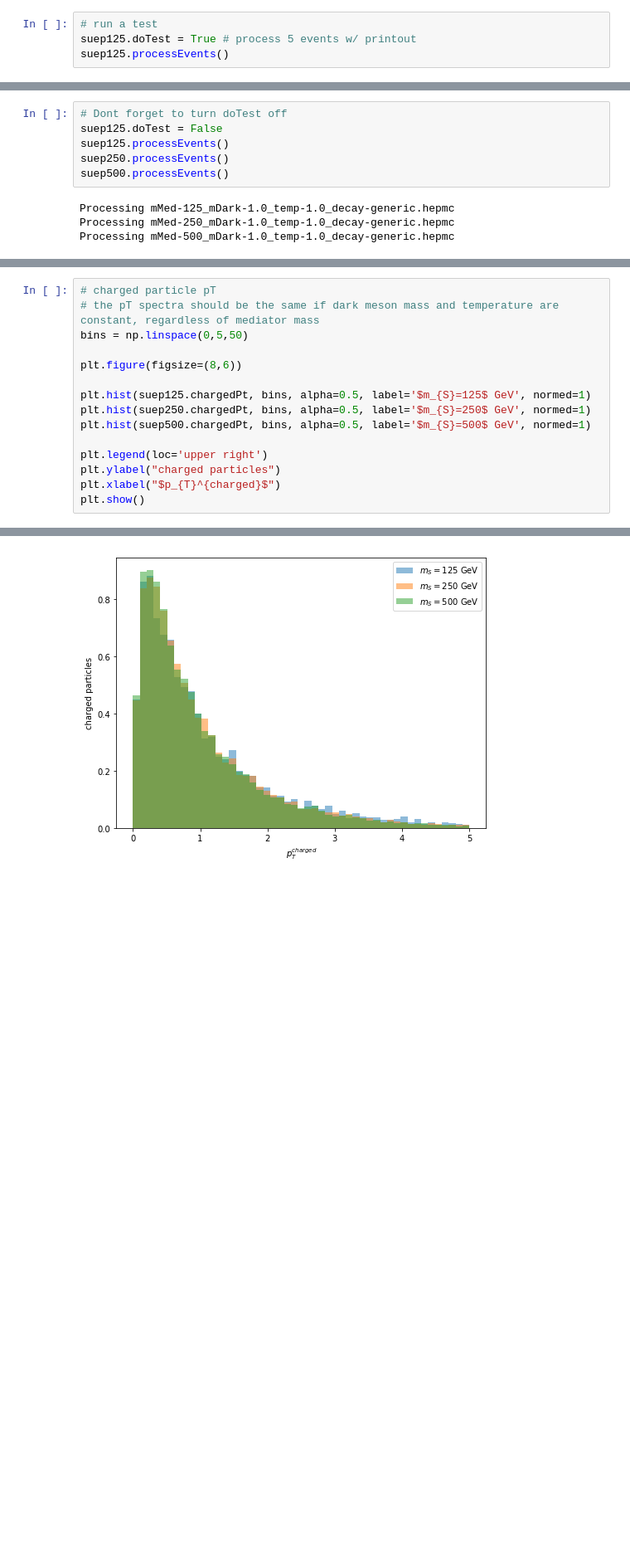
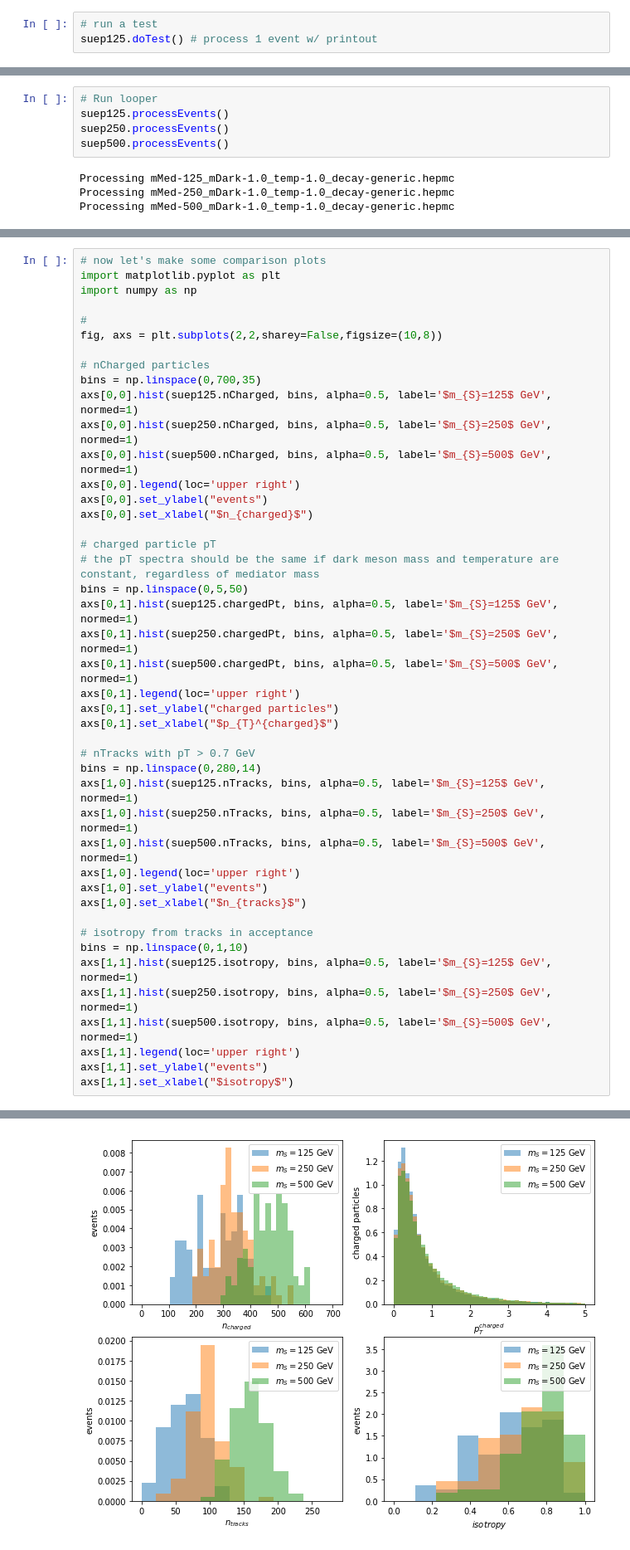
Before and after one commit to kdipetri/suepTutorial, a Jupyter notebook: tutorial.ipynb, the cells around one changed output, grey strips where cells are left out. Shown: that part at 83% size. Drawn from its saved outputs; the diff is of its cells as text; blank space fills up the shorter version.

```diff
--- a/tutorial.ipynb
+++ b/tutorial.ipynb
@@ -83,8 +67,7 @@ suep250 = SUEP("mMed-250_mDark-1.0_temp-1.0_decay-generic.hepmc")
 suep500 = SUEP("mMed-500_mDark-1.0_temp-1.0_decay-generic.hepmc")
 # %%
 # run a test
-suep125.doTest = True # process 5 events w/ printout
-suep125.processEvents()
+suep125.doTest() # process 1 event w/ printout
 # %% [output]
 Processing mMed-125_mDark-1.0_temp-1.0_decay-generic.hepmc
 Event 0
@@ -108,6 +91,5 @@ Now we'll process all three samples completely so that we can fill histograms.
 # %%
-# Dont forget to turn doTest off
-suep125.doTest = False
+# Run looper
 suep125.processEvents()
 suep250.processEvents()
 suep500.processEvents()
@@ -141,16 +105,45 @@ plt.show()
 # %%
+# now let's make some comparison plots
+import matplotlib.pyplot as plt
+import numpy as np
+
+#
+fig, axs = plt.subplots(2,2,sharey=False,figsize=(10,8))
+
+# nCharged particles
+bins = np.linspace(0,700,35)
+axs[0,0].hist(suep125.nCharged, bins, alpha=0.5, label='$m_{S}=125$ GeV', normed=1)
+axs[0,0].hist(suep250.nCharged, bins, alpha=0.5, label='$m_{S}=250$ GeV', normed=1)
+axs[0,0].hist(suep500.nCharged, bins, alpha=0.5, label='$m_{S}=500$ GeV', normed=1)
+axs[0,0].legend(loc='upper right')
+axs[0,0].set_ylabel("events")
+axs[0,0].set_xlabel("$n_{charged}$")
+
 # charged particle pT
 # the pT spectra should be the same if dark meson mass and temperature are constant, regardless of mediator mass
 bins = np.linspace(0,5,50)
+axs[0,1].hist(suep125.chargedPt, bins, alpha=0.5, label='$m_{S}=125$ GeV', normed=1)
+axs[0,1].hist(suep250.chargedPt, bins, alpha=0.5, label='$m_{S}=250$ GeV', normed=1)
+axs[0,1].hist(suep500.chargedPt, bins, alpha=0.5, label='$m_{S}=500$ GeV', normed=1)
+axs[0,1].legend(loc='upper right')
+axs[0,1].set_ylabel("charged particles")
+axs[0,1].set_xlabel("$p_{T}^{charged}$")
 
-plt.figure(figsize=(8,6))
+# nTracks with pT > 0.7 GeV
+bins = np.linspace(0,280,14)
+axs[1,0].hist(suep125.nTracks, bins, alpha=0.5, label='$m_{S}=125$ GeV', normed=1)
+axs[1,0].hist(suep250.nTracks, bins, alpha=0.5, label='$m_{S}=250$ GeV', normed=1)
+axs[1,0].hist(suep500.nTracks, bins, alpha=0.5, label='$m_{S}=500$ GeV', normed=1)
+axs[1,0].legend(loc='upper right')
+axs[1,0].set_ylabel("events")
+axs[1,0].set_xlabel("$n_{tracks}$")
 
-plt.hist(suep125.chargedPt, bins, alpha=0.5, label='$m_{S}=125$ GeV', normed=1)
-plt.hist(suep250.chargedPt, bins, alpha=0.5, label='$m_{S}=250$ GeV', normed=1)
-plt.hist(suep500.chargedPt, bins, alpha=0.5, label='$m_{S}=500$ GeV', normed=1)
-
-plt.legend(loc='upper right')
-plt.ylabel("charged particles")
-plt.xlabel("$p_{T}^{charged}$")
-plt.show()
+# isotropy from tracks in acceptance
+bins = np.linspace(0,1,10)
+axs[1,1].hist(suep125.isotropy, bins, alpha=0.5, label='$m_{S}=125$ GeV', normed=1)
+axs[1,1].hist(suep250.isotropy, bins, alpha=0.5, label='$m_{S}=250$ GeV', normed=1)
+axs[1,1].hist(suep500.isotropy, bins, alpha=0.5, label='$m_{S}=500$ GeV', normed=1)
+axs[1,1].legend(loc='upper right')
+axs[1,1].set_ylabel("events")
+axs[1,1].set_xlabel("$isotropy$")
 # %% [output]
@@ -157 +151 @@ plt.show()
-[figure, old version]
+[figure, new version]
```
Also changed, not shown: parts of 22 cells of this notebook, 1 other file.
